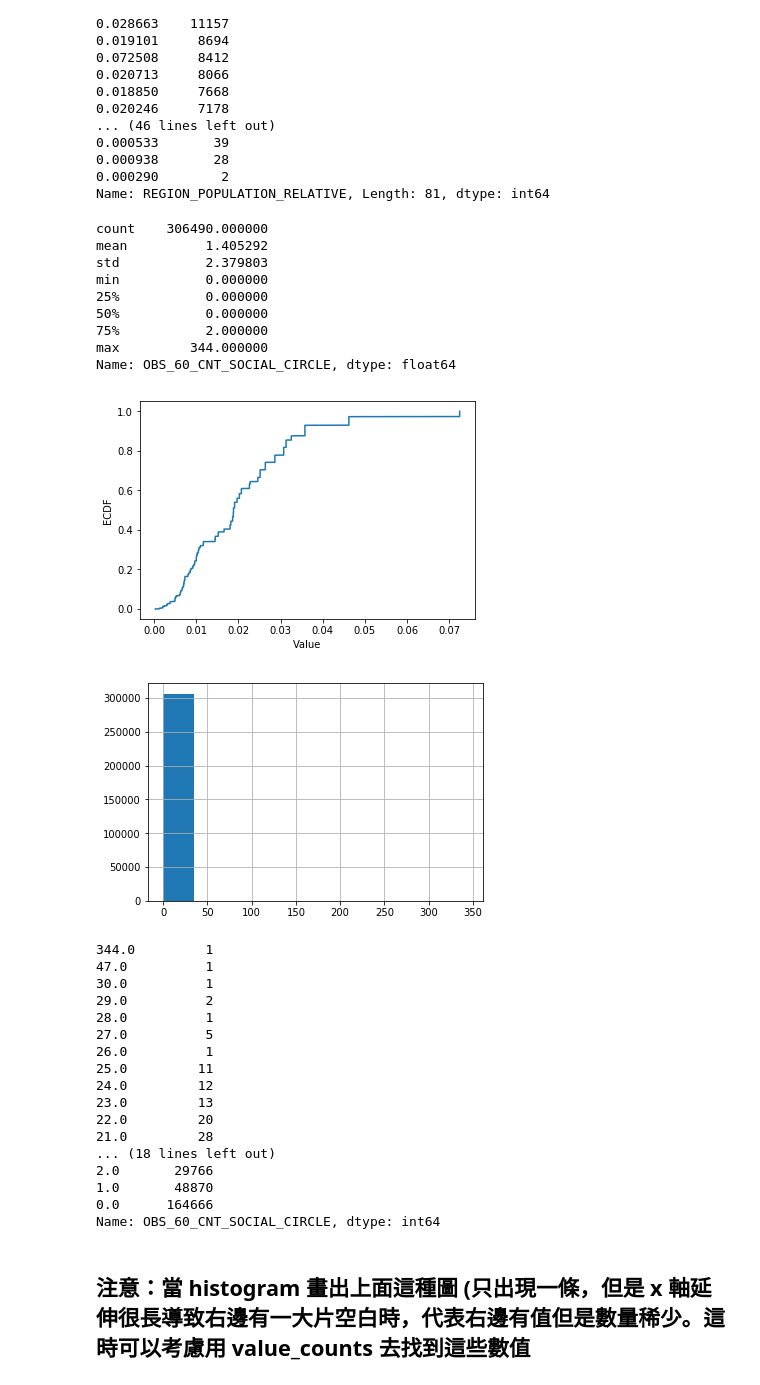
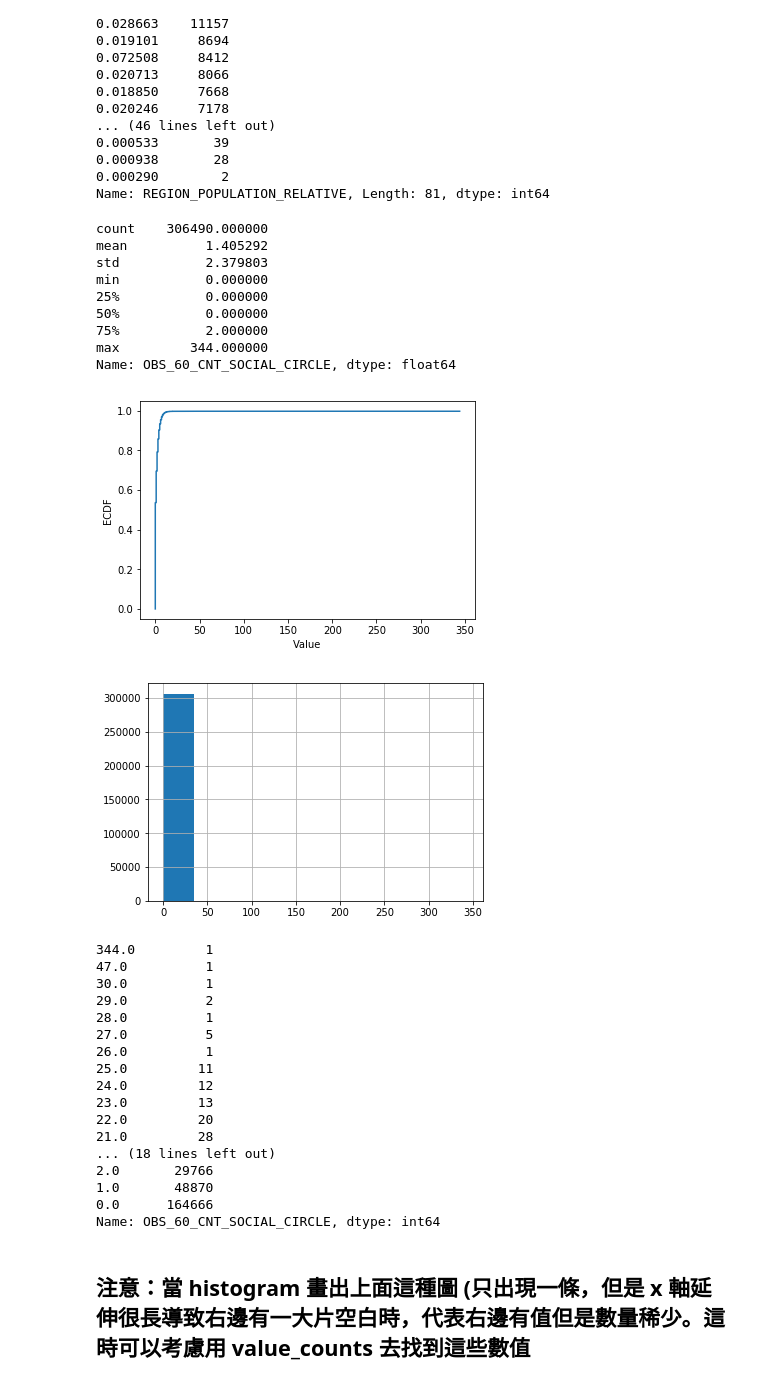
Before and after one commit to flying0307/2nd-ML100Days, a Jupyter notebook: homework/Day_006_HW.ipynb, the cells around one changed output. Saved outputs shown, nothing was run; the diff lists cells and outputs as text; code cells hidden in the pictures.

```diff
--- a/homework/Day_006_HW.ipynb
+++ b/homework/Day_006_HW.ipynb
@@ -205,28 +205,28 @@ Name: REGION_POPULATION_RELATIVE, Length: 81, dtype: int64
 # %%
 # 最大值落在分布之外
 print(app_train['OBS_60_CNT_SOCIAL_CIRCLE'].describe())
 
 # 繪製 Empirical Cumulative Density Plot (ECDF)
-ECDF(app_train['OBS_60_CNT_SOCIAL_CIRCLE'])
+cdf = ECDF(app_train['OBS_60_CNT_SOCIAL_CIRCLE'])
 plt.plot(cdf.x, cdf.y)
 plt.xlabel('Value')
 plt.ylabel('ECDF')
 plt.show()
 
 app_train['OBS_60_CNT_SOCIAL_CIRCLE'].hist()
 plt.show()
 print(app_train['OBS_60_CNT_SOCIAL_CIRCLE'].value_counts().sort_index(ascending = False))
 # %% [output]
 count    306490.000000
 mean          1.405292
 std           2.379803
 min           0.000000
 25%           0.000000
 50%           0.000000
 75%           2.000000
 max         344.000000
 Name: OBS_60_CNT_SOCIAL_CIRCLE, dtype: float64
-[figure, old version]
+[figure, new version]
 [figure]
 344.0         1
 47.0          1
```
